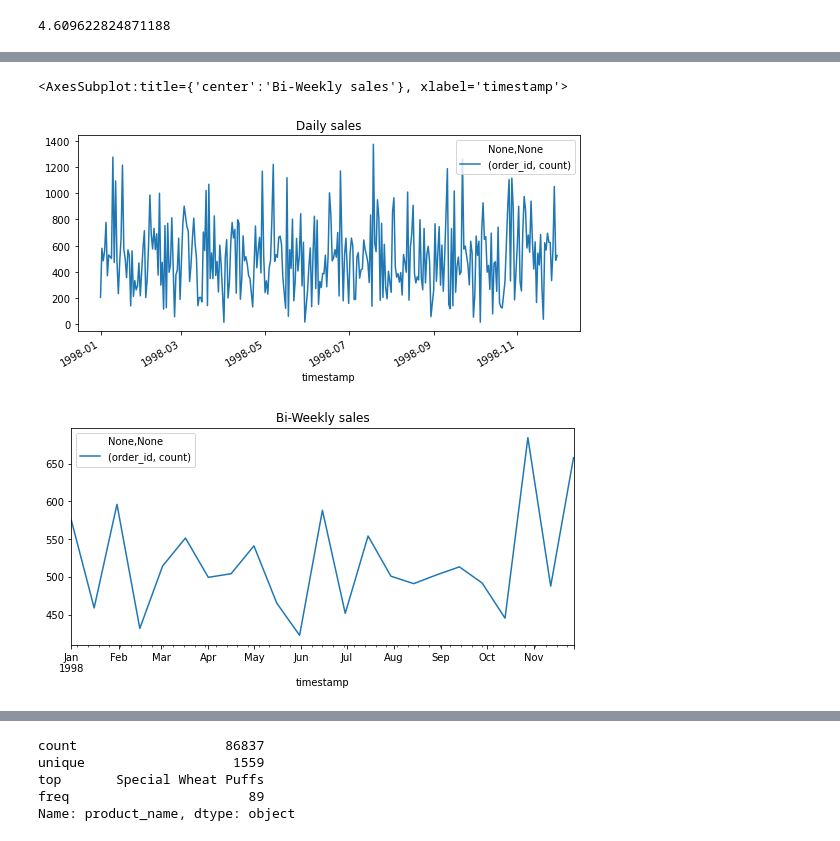
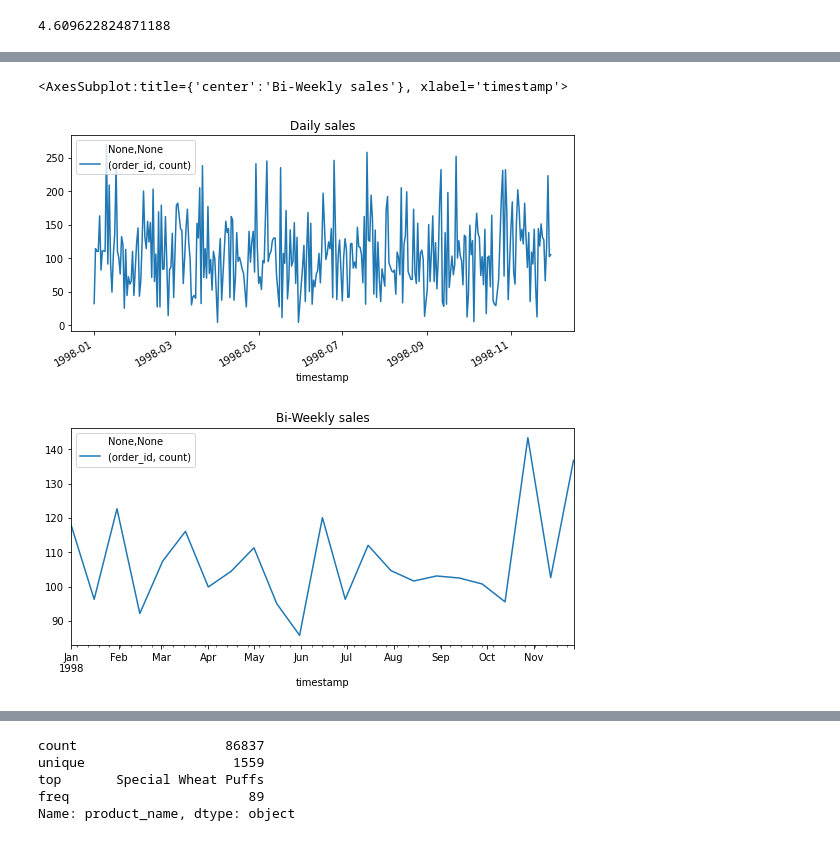
Before and after one commit to Hildorien/TemporalGeneralizedRules, a Jupyter notebook: foodmart_profile.ipynb, the cells around one changed output, grey strips where cells are left out. Drawn from its saved outputs; the diff is of its cells as text; code cells hidden in the pictures.

Commit message:
-Dropped duplicates in order distribution formula when grouping datasets by timestamp.

```diff
--- a/foodmart_profile.ipynb
+++ b/foodmart_profile.ipynb
@@ -87,13 +87,13 @@ df97_orders_per_day.resample('15D').sum().plot(figsize=(9,4), title='Bi-Weekly s
 # %%
 df98_format_dates = df98
 df98_format_dates.timestamp = df98_format_dates.timestamp.apply(lambda x: datetime.fromtimestamp(x))
-df98_orders_per_day = df98_format_dates[['timestamp','order_id']].groupby('timestamp').agg(['count'])
+df98_orders_per_day = df98_format_dates[['timestamp','order_id']].drop_duplicates().groupby('timestamp').agg(['count'])
 df98_orders_per_day.plot(figsize=(9,4), title='Daily sales')
 df98_orders_per_day.resample('15D').mean().plot(figsize=(9,4), title='Bi-Weekly sales')
 # %% [output]
 <AxesSubplot:title={'center':'Bi-Weekly sales'}, xlabel='timestamp'>
-[figure, old version]
+[figure, new version]
-[figure, old version]
+[figure, new version]
 # %%
 dfAll_format_dates = dfAll
 dfAll_format_dates.timestamp = dfAll_format_dates.timestamp.apply(lambda x: datetime.fromtimestamp(x))
```
Also changed, not shown: parts of 5 cells of this notebook.
